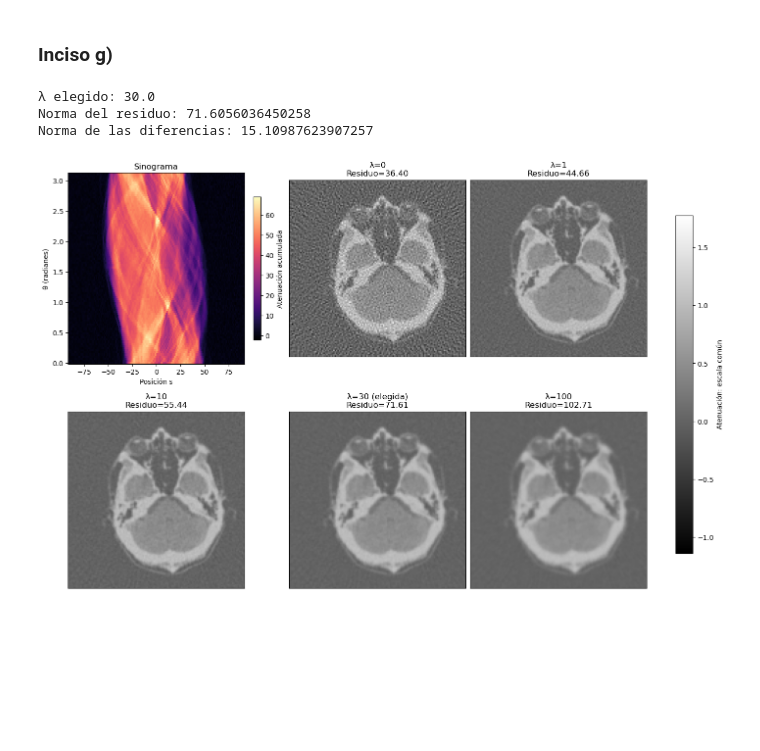
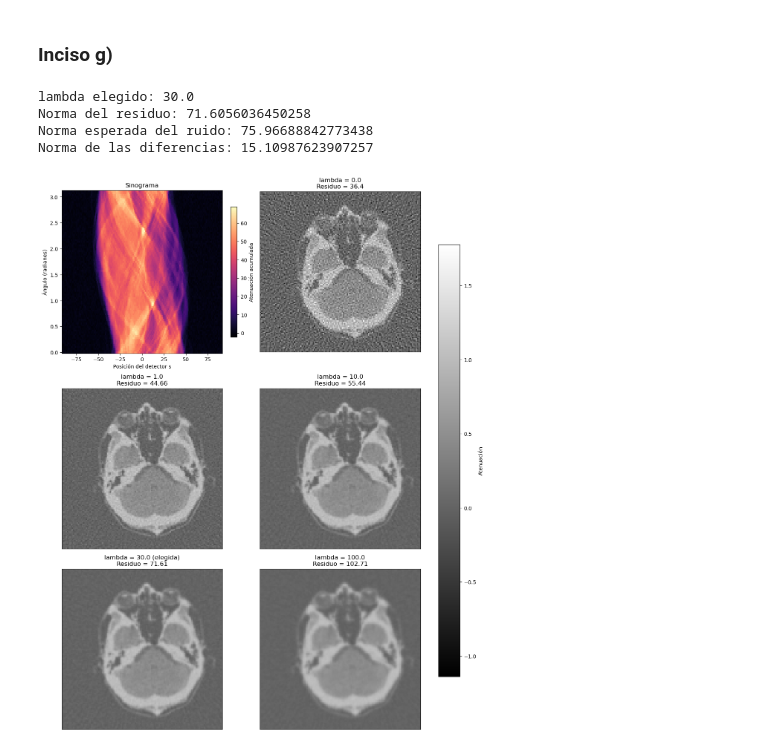
Before and after one commit to fededelcuadro/proyecto-tomografia-metodos, a Jupyter notebook: ejercicio_10.ipynb, the cells around one changed output. Drawn from its saved outputs; the diff is of its cells as text; code cells hidden in the pictures; blank space fills up the shorter version.

```diff
--- a/ejercicio_10.ipynb
+++ b/ejercicio_10.ipynb
@@ -355,34 +378,65 @@ Norma esperada del ruido: 75.96688842773438
 # %% [markdown]
 ### Inciso g)
 # %%
-# Criterio de discrepancia: entre los valores probados elegimos un residuo cercano al ruido.
-lambda_elegido = min(tabla, key=lambda lam: abs(tabla[lam]["residuo"] - norma_ruido_esperada))
-print("λ elegido:", lambda_elegido)
-print("Norma del residuo:", tabla[lambda_elegido]["residuo"])
-print("Norma de las diferencias:", tabla[lambda_elegido]["variacion"])
+# Elegimos, entre los casos probados, el residuo más cercano a la norma esperada del ruido.
+lambda_elegido = lambdas_todos[0]
+diferencia_menor = abs(resumen[lambda_elegido]["residuo"] - norma_ruido_esperada)
 
+for lam in lambdas_todos:
+    diferencia = abs(resumen[lam]["residuo"] - norma_ruido_esperada)
+    if diferencia < diferencia_menor:
+        lambda_elegido = lam
+        diferencia_menor = diferencia
+
+print("lambda elegido:", lambda_elegido)
+print("Norma del residuo:", resumen[lambda_elegido]["residuo"])
+print("Norma esperada del ruido:", norma_ruido_esperada)
+print("Norma de las diferencias:", resumen[lambda_elegido]["variacion"])
+
+# Comparamos el caso sin regularización y cuatro reconstrucciones regularizadas.
 mostrar = [0.0, 1.0, 10.0, 30.0, 100.0]
-vmin = min(resultados[lam]["x"].min() for lam in mostrar)
-vmax = max(resultados[lam]["x"].max() for lam in mostrar)
-fig, axs = plt.subplots(2, 3, figsize=(14, 9), layout="constrained")
+vmin = np.min(resultados[mostrar[0]]["x"])
+vmax = np.max(resultados[mostrar[0]]["x"])
+for lam in mostrar:
+    x = resultados[lam]["x"]
+    vmin = min(vmin, np.min(x))
+    vmax = max(vmax, np.max(x))
+
+# Organizamos los seis gráficos de a dos por fila.
+# reshape(-1) permite recorrer los paneles con un solo índice.
+fig, axs = plt.subplots(3, 2, figsize=(12, 15), layout="constrained")
 axs = axs.reshape(-1)
-im_s = axs[0].pcolormesh(posiciones_detector, angulos, S, shading="nearest", cmap="magma")
+
+# El primer panel es el sinograma, que tiene su propia escala de atenuación acumulada.
+imagen_sinograma = axs[0].pcolormesh(posiciones_detector, angulos, S,
+                                    shading="nearest", cmap="magma")
 axs[0].set_title("Sinograma")
-axs[0].set_xlabel("Posición s")
-axs[0].set_ylabel("θ (radianes)")
-fig.colorbar(im_s, ax=axs[0], label="Atenuación acumulada", shrink=0.75)
+axs[0].set_xlabel("Posición del detector s")
+axs[0].set_ylabel("Ángulo (radianes)")
+fig.colorbar(imagen_sinograma, ax=axs[0], label="Atenuación acumulada", shrink=0.8)
 
-for ax, lam in zip(axs[1:], mostrar):
-    im = ax.imshow(resultados[lam]["x"].reshape(n, n), cmap="gray", vmin=vmin, vmax=vmax)
-    marca = " (elegida)" if lam == lambda_elegido else ""
-    ax.set_title(f"λ={lam:g}{marca}\nResiduo={tabla[lam]['residuo']:.2f}")
+for i in range(len(mostrar)):
+    lam = mostrar[i]
+    imagen = resultados[lam]["x"].reshape(n, n)
+    ax = axs[i + 1]
+    ax.imshow(imagen, cmap="gray", vmin=vmin, vmax=vmax)
+
+    # Marcamos la reconstrucción elegida y mostramos su residuo.
+    titulo = "lambda = " + str(lam)
+    if lam == lambda_elegido:
+        titulo += " (elegida)"
+    titulo += "\nResiduo = " + str(round(resumen[lam]["residuo"], 2))
+    ax.set_title(titulo)
     ax.set_xticks([])
     ax.set_yticks([])
-fig.colorbar(axs[1].images[0], ax=list(axs[1:]), label="Atenuación: escala común", shrink=0.8)
+
+# Todas las reconstrucciones usan los mismos límites y una barra de color común.
+fig.colorbar(axs[1].images[0], ax=axs[1:], label="Atenuación", shrink=0.8)
 plt.show()
 # %% [output]
-λ elegido: 30.0
+lambda elegido: 30.0
 Norma del residuo: 71.6056036450258
+Norma esperada del ruido: 75.96688842773438
 Norma de las diferencias: 15.10987623907257
-[figure, old version]
+[figure, new version]
 # %% [markdown]
```
Also changed, not shown: parts of 17 cells of this notebook, 3 other files.
